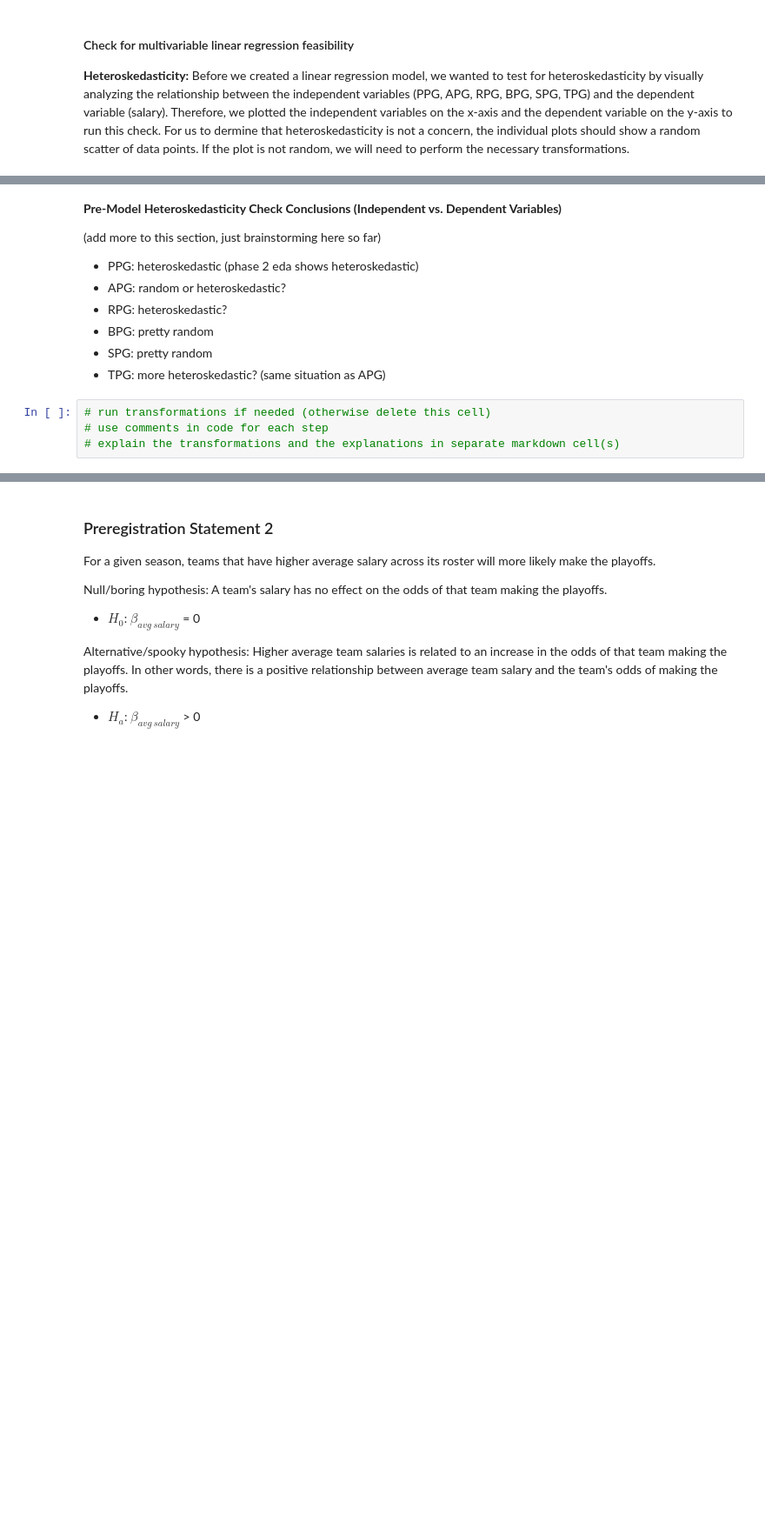
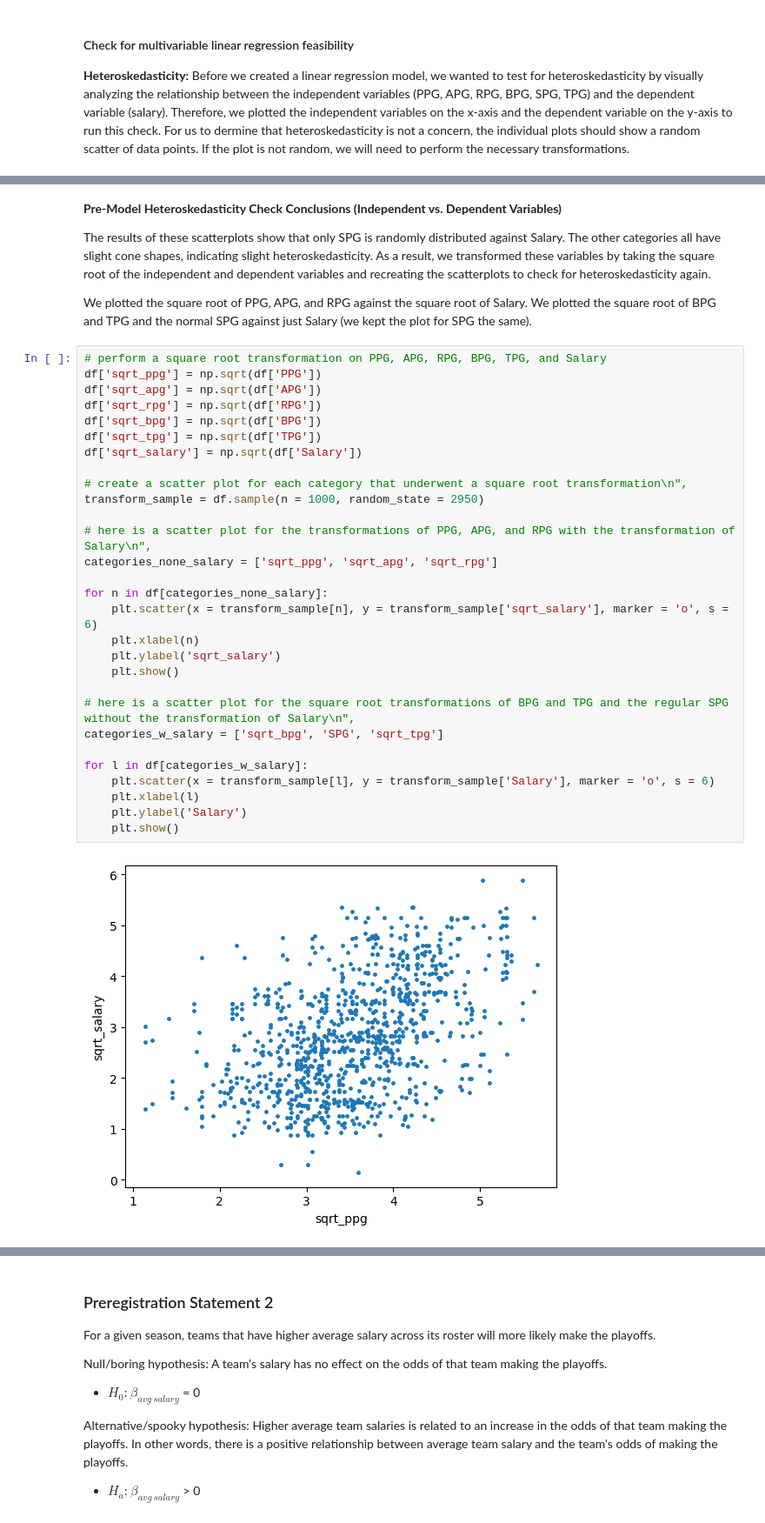
Before and after one commit to katejtli/info2950_project, a Jupyter notebook: Project Phase 4.ipynb, the cells around one changed output, grey strips where cells are left out. Shown at 87% size. Drawn from its saved outputs; the diff is of its cells as text; blank space fills up the shorter version.

```diff
--- a/Project Phase 4.ipynb
+++ b/Project Phase 4.ipynb
@@ -90,15 +88,37 @@ for c in df[categories]:
 # %% [markdown]
 **Pre-Model Heteroskedasticity Check Conclusions (Independent vs. Dependent Variables)**
 
-(add more to this section, just brainstorming here so far)
+The results of these scatterplots show that only SPG is randomly distributed against Salary. The other categories all have slight cone shapes, indicating slight heteroskedasticity. As a result, we transformed these variables by taking the square root of the independent and dependent variables and recreating the scatterplots to check for heteroskedasticity again.
 
-* PPG: heteroskedastic (phase 2 eda shows heteroskedastic)
-* APG: random or heteroskedastic?
-* RPG: heteroskedastic?
-* BPG: pretty random
-* SPG: pretty random
-* TPG: more heteroskedastic? (same situation as APG)
+We plotted the square root of PPG, APG, and RPG against the square root of Salary. We plotted the square root of BPG and TPG and the normal SPG against just Salary (we kept the plot for SPG the same).
 # %%
-# run transformations if needed (otherwise delete this cell)
-# use comments in code for each step
-# explain the transformations and the explanations in separate markdown cell(s)
+# perform a square root transformation on PPG, APG, RPG, BPG, TPG, and Salary
+df['sqrt_ppg'] = np.sqrt(df['PPG'])
+df['sqrt_apg'] = np.sqrt(df['APG'])
+df['sqrt_rpg'] = np.sqrt(df['RPG'])
+df['sqrt_bpg'] = np.sqrt(df['BPG'])
+df['sqrt_tpg'] = np.sqrt(df['TPG'])
+df['sqrt_salary'] = np.sqrt(df['Salary'])
+
+# create a scatter plot for each category that underwent a square root transformation\n",
+transform_sample = df.sample(n = 1000, random_state = 2950)
+
+# here is a scatter plot for the transformations of PPG, APG, and RPG with the transformation of Salary\n",
+categories_none_salary = ['sqrt_ppg', 'sqrt_apg', 'sqrt_rpg']
+
+for n in df[categories_none_salary]:
+    plt.scatter(x = transform_sample[n], y = transform_sample['sqrt_salary'], marker = 'o', s = 6)
+    plt.xlabel(n)
+    plt.ylabel('sqrt_salary')
+    plt.show()
+
+# here is a scatter plot for the square root transformations of BPG and TPG and the regular SPG without the transformation of Salary\n",
+categories_w_salary = ['sqrt_bpg', 'SPG', 'sqrt_tpg']
+
+for l in df[categories_w_salary]:
+    plt.scatter(x = transform_sample[l], y = transform_sample['Salary'], marker = 'o', s = 6)
+    plt.xlabel(l)
+    plt.ylabel('Salary')
+    plt.show()
+# %% [output]
+[figure, added]
```
Also changed, not shown: parts of 19 cells of this notebook.
